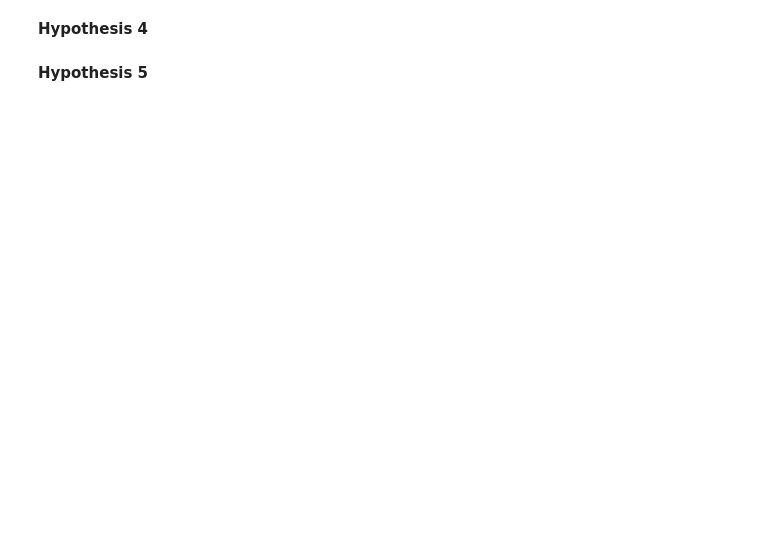
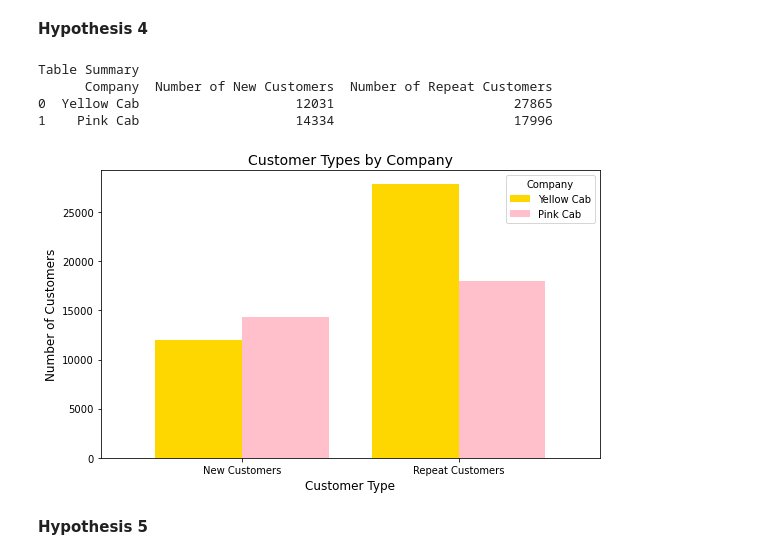
Before and after one commit to ErnestCodeHub/Data-Glacier-Internship, a Jupyter notebook: Week 2/EDA notebook_v2.ipynb, the cells around one changed output. Drawn from its saved outputs; the diff is of its cells as text; code cells hidden in the pictures; blank space fills up the shorter version.

```diff
--- a/Week 2/EDA notebook_v2.ipynb
+++ b/Week 2/EDA notebook_v2.ipynb
@@ -411,9 +465,62 @@ Table Summary
 # %% [markdown]
 **Hypothesis 4**
 # %%
-#Hypothesis: Yellow Cab has a more loyal customer base
+#Hypothesis: Yellow Cab has a more loyal customer base based on previous profit analysis
 #Rational: It is important to understand which company has a greater customer retention rate
-#Outcome:
+#Outcome: Yellow Cab indeed has far more repeat customer, however pink cab has a slightly higher number of new customer
+
+customer_repeats = master_data.groupby(['Customer ID', 'Company']).size().reset_index(name='Transaction Count')
+
+# Filter to find repeat customers (those who have more than one transaction)
+repeat_customers = customer_repeats[customer_repeats['Transaction Count'] > 1].groupby('Company').size()
+
+# Filter to find new customers (those who have exactly one transaction)
+new_customers = customer_repeats[customer_repeats['Transaction Count'] == 1].groupby('Company').size()
+
+# Creating a summary DataFrame with the results
+summary_table_4 = pd.DataFrame({
+    'Company': ['Yellow Cab', 'Pink Cab'],
+    'Number of New Customers': [new_customers.get('Yellow Cab', 0), new_customers.get('Pink Cab', 0)],
+    'Number of Repeat Customers': [repeat_customers.get('Yellow Cab', 0), repeat_customers.get('Pink Cab', 0)]
+})
+
+# Display the summary table
+print("\nTable Summary")
+print(summary_table_4)
+print("\n")
+
+#Visulization
+# Plotting
+summary_table_4 = pd.DataFrame(summary_table_4)
+
+# Set the index to 'Company' to use in plotting
+summary_table_4.set_index('Company', inplace=True)
+
+# Plotting
+fig, ax = plt.subplots(figsize=(8, 5))  # Create a figure and an axes object
+
+# Create a bar chart with groups for 'New' and 'Repeat' customers
+# Transpose the DataFrame for easier plotting by categories
+summary_table_4.T.plot(kind='bar', ax=ax, color=['gold', 'pink'], width=0.8)
+
+# Setting titles and labels
+ax.set_title('Customer Types by Company', fontsize=14)
+ax.set_xlabel('Customer Type', fontsize=12)
+ax.set_ylabel('Number of Customers', fontsize=12)
+ax.set_xticklabels(['New Customers', 'Repeat Customers'], rotation=0)  # Set custom x-axis tick labels
+
+# Adding a legend
+ax.legend(title='Company')
+
+# Show the plot
+plt.tight_layout()  # Adjust subplots to give some padding
+plt.show()
+# %% [output]
+Table Summary
+      Company  Number of New Customers  Number of Repeat Customers
+0  Yellow Cab                    12031                       27865
+1    Pink Cab                    14334                       17996
+[figure, added]
 # %% [markdown]
 **Hypothesis 5**
 # %%
```
Also changed, not shown: parts of 8 cells of this notebook.
